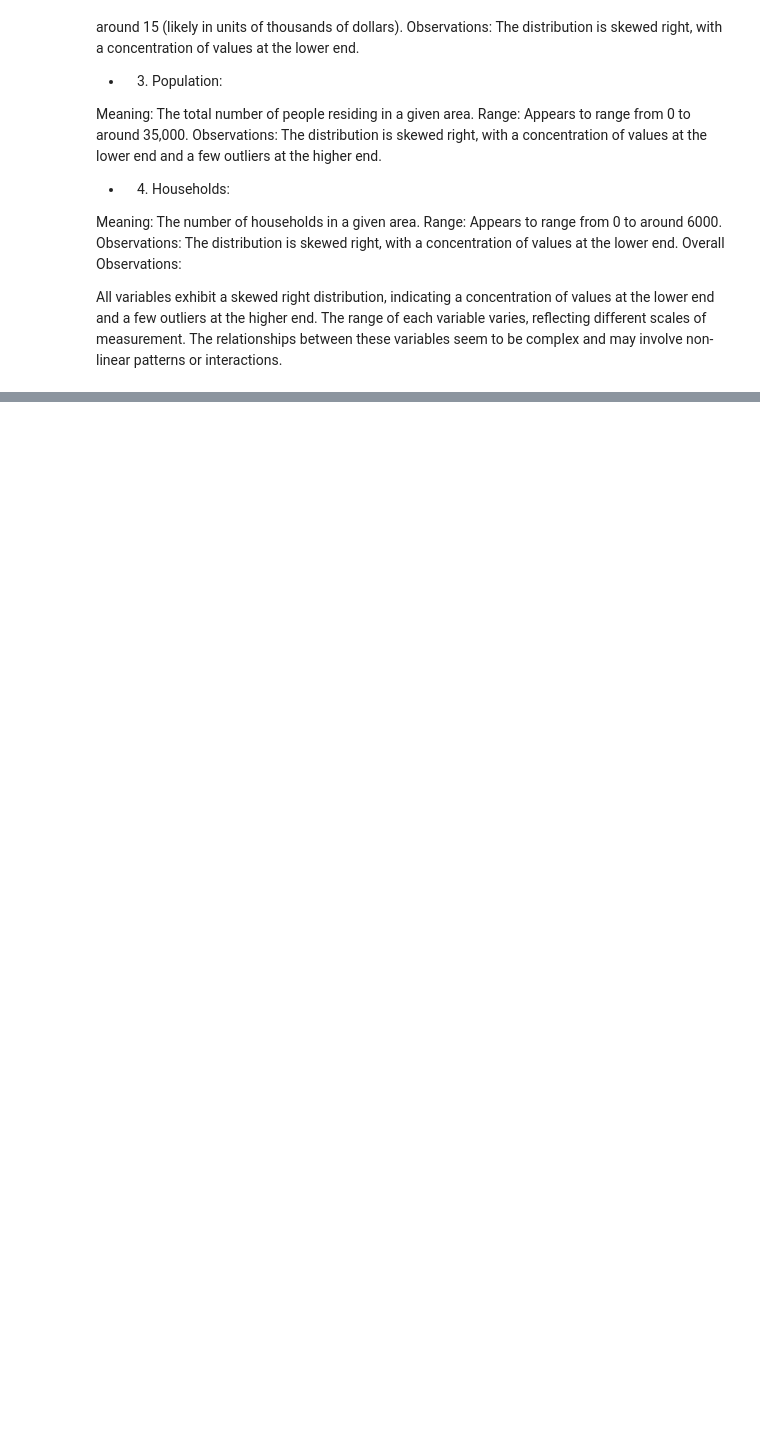
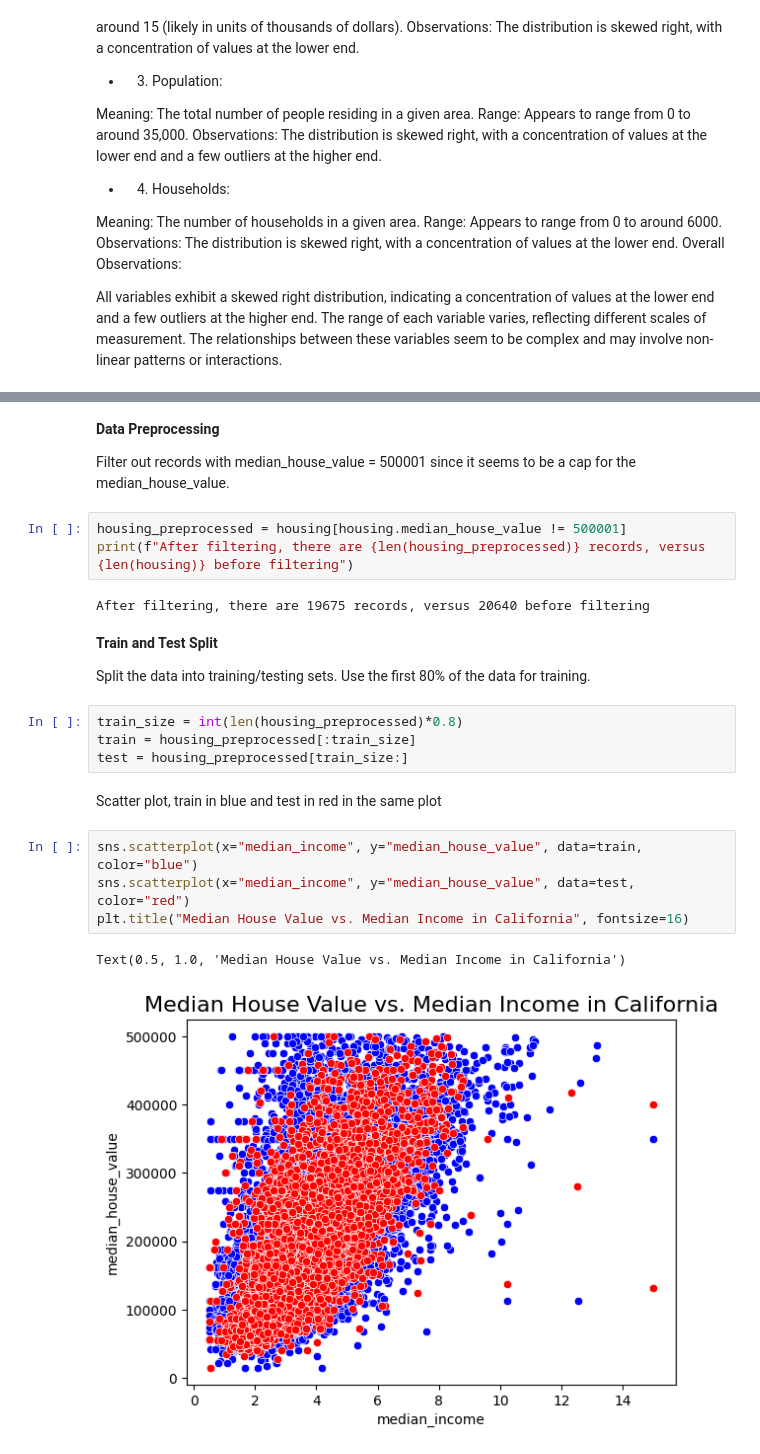
Before and after one commit to Jianting-Selina/CSCN8010_practical_lab, a Jupyter notebook: linearregression.ipynb, the cells around one changed output, grey strips where cells are left out. Saved outputs shown, nothing was run; the diff lists cells and outputs as text; blank space fills up the shorter version.

```diff
--- a/linearregression.ipynb
+++ b/linearregression.ipynb
@@ -115,0 +127,27 @@ The relationships between these variables seem to be complex and may involve non
+# %% [markdown]
+**Data Preprocessing**
+
+Filter out records with median_house_value = 500001 since it seems to be a cap for the median_house_value.
+# %%
+housing_preprocessed = housing[housing.median_house_value != 500001]
+print(f"After filtering, there are {len(housing_preprocessed)} records, versus {len(housing)} before filtering")
+# %% [output]
+After filtering, there are 19675 records, versus 20640 before filtering
+# %% [markdown]
+**Train and Test Split**
+
+Split the data into training/testing sets.
+Use the first 80% of the data for training.
+# %%
+train_size = int(len(housing_preprocessed)*0.8)
+train = housing_preprocessed[:train_size]
+test = housing_preprocessed[train_size:]
+# %% [markdown]
+Scatter plot, train in blue and test in red in the same plot
+# %%
+sns.scatterplot(x="median_income", y="median_house_value", data=train, color="blue")
+sns.scatterplot(x="median_income", y="median_house_value", data=test, color="red")
+plt.title("Median House Value vs. Median Income in California", fontsize=16)
+# %% [output]
+Text(0.5, 1.0, 'Median House Value vs. Median Income in California')
+[figure, added]
```
Also changed, not shown: parts of 16 cells of this notebook, 1 other file.
